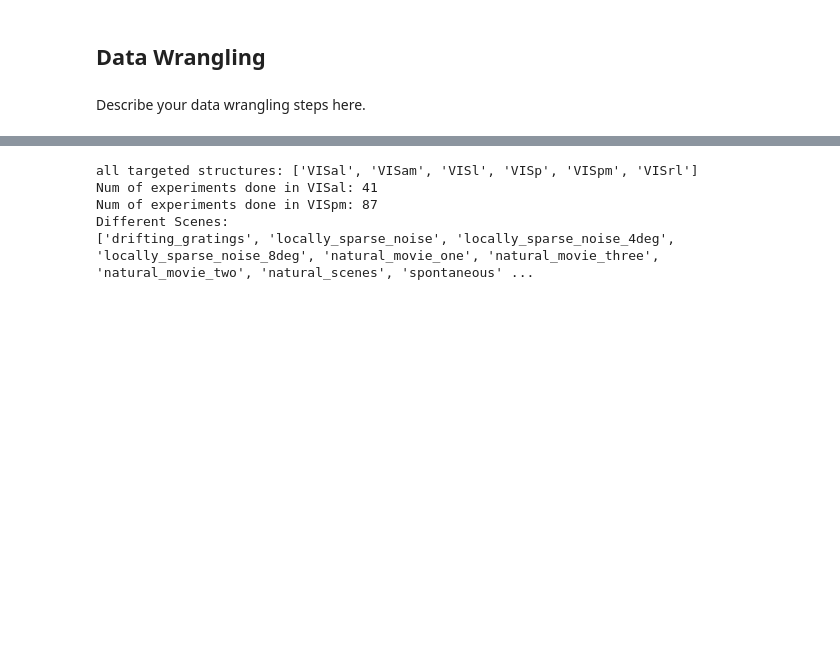
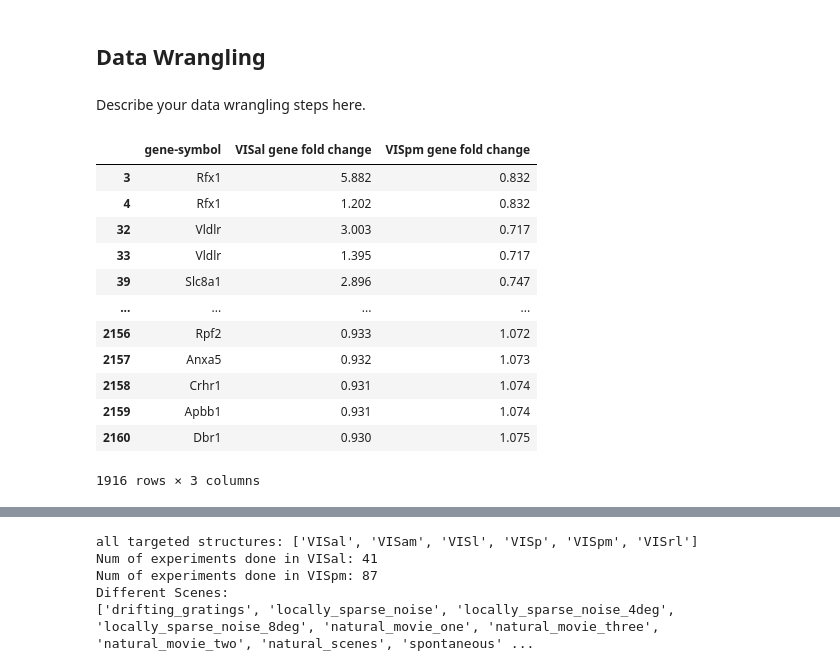
Before and after one commit to tthd0214/CellTypeProject, a Jupyter notebook: CellTypesProject_group8.ipynb, the cells around one changed output, grey strips where cells are left out. Cells and saved outputs as stored; diff of their text form; code cells hidden in the pictures; blank space fills up the shorter version.

```diff
--- a/CellTypesProject_group8.ipynb
+++ b/CellTypesProject_group8.ipynb
@@ -102,6 +79,31 @@ print(VISpm_VISal_pd.head)
 ## Data Wrangling
 # %% [markdown]
 Describe your data wrangling steps here.
+# %%
+# Extract the fold change data and merge the expression data from the two regions
+
+VISal_VISpm_pd_fold = VISal_VISpm_pd[['gene-symbol', 'fold-change']]
+
+VISpm_VISal_pd_fold = VISpm_VISal_pd[['gene-symbol', 'fold-change']]
+
+expression_data = pd.merge(VISal_VISpm_pd_fold, VISpm_VISal_pd_fold, how = 'outer', on = 'gene-symbol')
+expression_data.columns = ['gene-symbol', 'VISal gene fold change', 'VISpm gene fold change']
+expression_data = expression_data.dropna()
+expression_data
+# %% [output]
+|  | gene-symbol | VISal gene fold change | VISpm gene fold change |
+| 3 | Rfx1 | 5.882 | 0.832 |
+| 4 | Rfx1 | 1.202 | 0.832 |
+| 32 | Vldlr | 3.003 | 0.717 |
+| 33 | Vldlr | 1.395 | 0.717 |
+| 39 | Slc8a1 | 2.896 | 0.747 |
+| ... | ... | ... | ... |
+| 2156 | Rpf2 | 0.933 | 1.072 |
+| 2157 | Anxa5 | 0.932 | 1.073 |
+| 2158 | Crhr1 | 0.931 | 1.074 |
+| 2159 | Apbb1 | 0.931 | 1.074 |
+| 2160 | Dbr1 | 0.930 | 1.075 |
+1916 rows × 3 columns
 # %%
 mouse_df = mouse_df.set_index('id')
 ephys_features = pd.DataFrame(ctc.get_ephys_features()).set_index('specimen_id')
```
Also changed, not shown: parts of 13 cells of this notebook.
